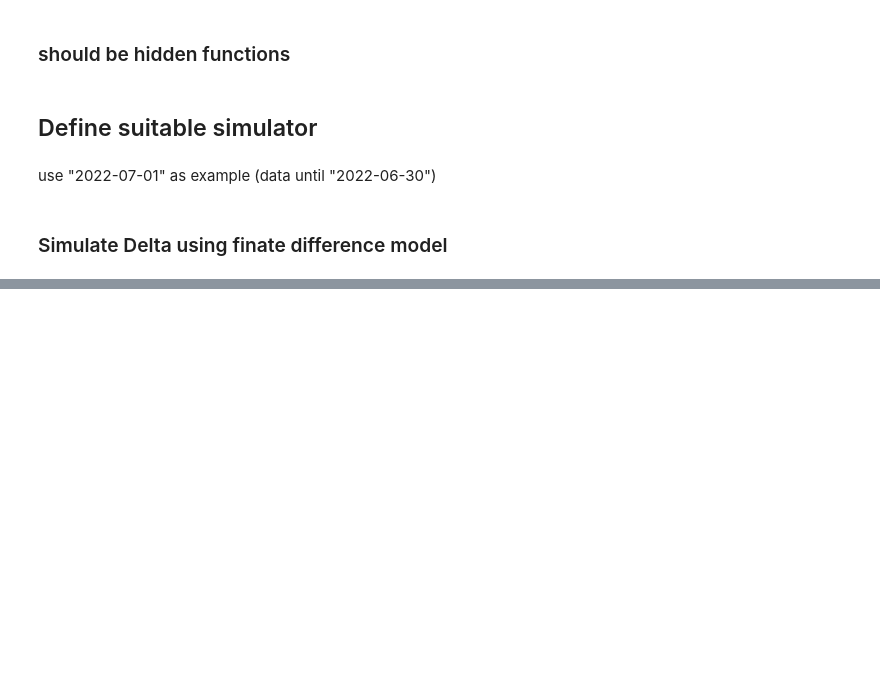
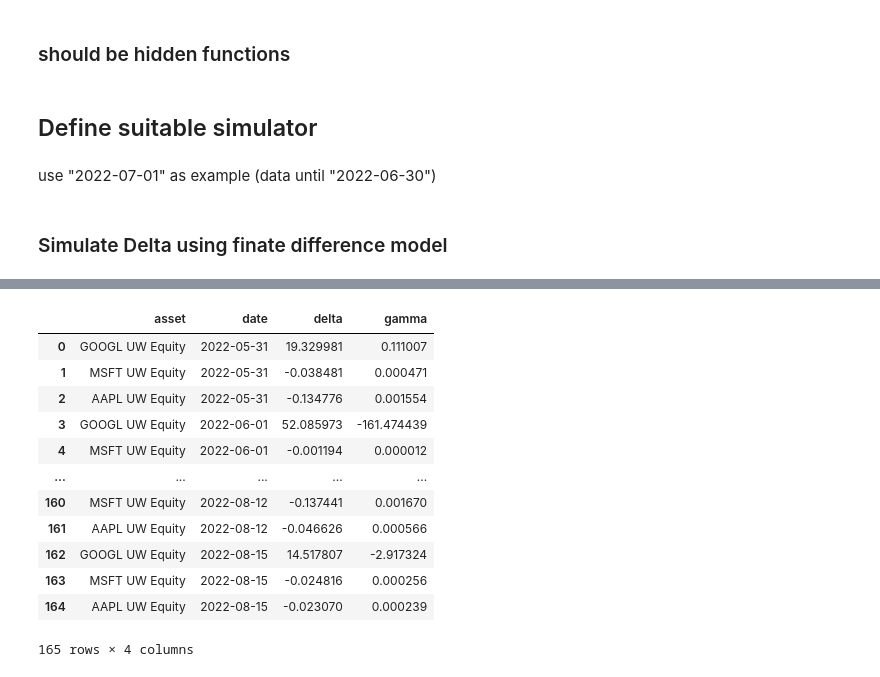
Before and after one commit to livelycloud/MH4518_GROUP13, a Jupyter notebook: greeks/greeks_simulation.ipynb, the cells around one changed output, grey strips where cells are left out. Drawn from its saved outputs; the diff is of its cells as text; code cells hidden in the pictures; blank space fills up the shorter version.

```diff
--- a/greeks/greeks_simulation.ipynb
+++ b/greeks/greeks_simulation.ipynb
@@ -275,0 +290,16 @@ for value in ([37.077599787805376,
+# %%
+df
+# %% [output]
+|  | asset | date | delta | gamma |
+| 0 | GOOGL UW Equity | 2022-05-31 | 19.329981 | 0.111007 |
+| 1 | MSFT UW Equity | 2022-05-31 | -0.038481 | 0.000471 |
+| 2 | AAPL UW Equity | 2022-05-31 | -0.134776 | 0.001554 |
+| 3 | GOOGL UW Equity | 2022-06-01 | 52.085973 | -161.474439 |
+| 4 | MSFT UW Equity | 2022-06-01 | -0.001194 | 0.000012 |
+| ... | ... | ... | ... | ... |
+| 160 | MSFT UW Equity | 2022-08-12 | -0.137441 | 0.001670 |
+| 161 | AAPL UW Equity | 2022-08-12 | -0.046626 | 0.000566 |
+| 162 | GOOGL UW Equity | 2022-08-15 | 14.517807 | -2.917324 |
+| 163 | MSFT UW Equity | 2022-08-15 | -0.024816 | 0.000256 |
+| 164 | AAPL UW Equity | 2022-08-15 | -0.023070 | 0.000239 |
+165 rows × 4 columns
```
Also changed, not shown: parts of 13 cells of this notebook, 6 other files.
